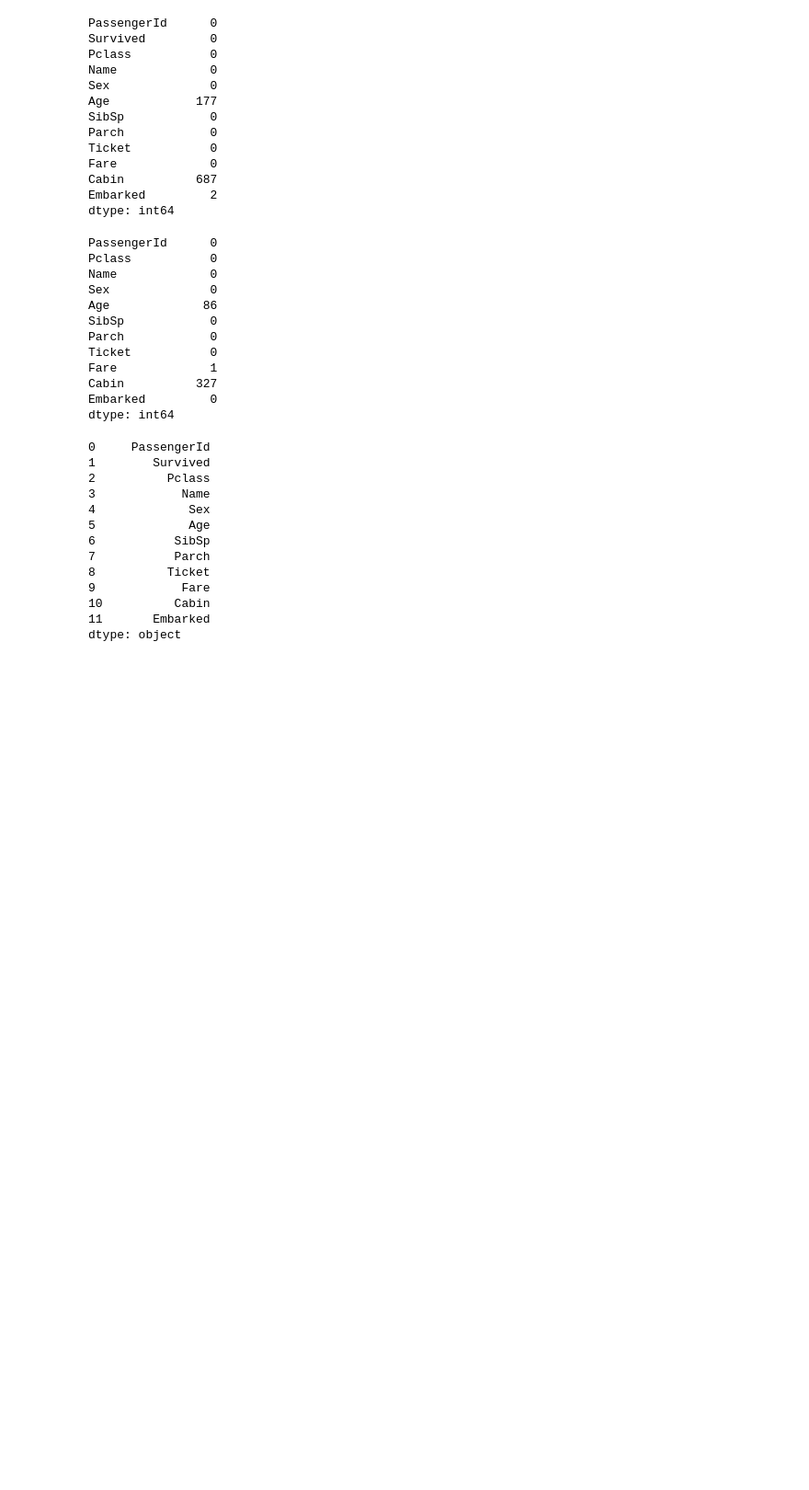
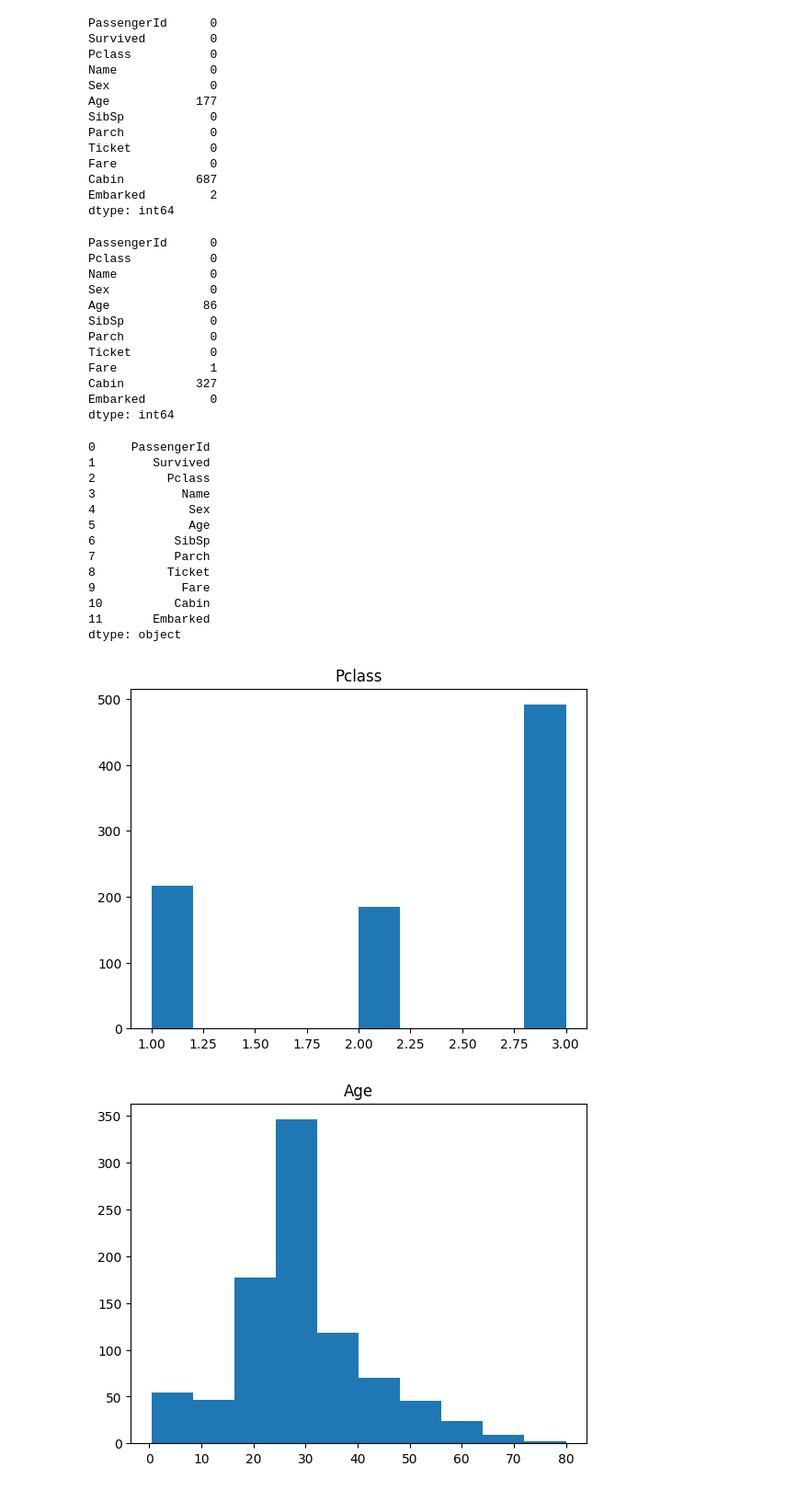
Before and after one commit to JoaoCordeir0/machine_learning_ufv, a Jupyter notebook: desafio-kaggle-titanic/main.ipynb, the cells around one changed output. Shown at 92% size. Cells and saved outputs as stored; diff of their text form; code cells hidden in the pictures; blank space fills up the shorter version.

```diff
--- a/desafio-kaggle-titanic/main.ipynb
+++ b/desafio-kaggle-titanic/main.ipynb
@@ -93,12 +95,41 @@ dtype: object
 X_train = train.drop(['PassengerId', 'Survived'], axis=1)
 X_test = test.drop(['PassengerId'], axis=1)
 # %%
-# Criando uma feature
-subs = {'female': 1, 'male': 0}
-X_train['woman'] = X_train['Sex'].replace(subs)
-X_test['woman'] = X_test['Sex'].replace(subs)
+# Features
+def create_features(X):
+    subs = {'female': 1, 'male': 0}
+    X['Woman'] = X['Sex'].replace(subs)
+
+    X['Age'] = X['Age'].fillna(X['Age'].mean())
+
+    X['Fare'] = X['Fare'].fillna(X['Fare'].mean())
+
+    X['Embarked'] = X['Embarked'].fillna('S')
+
+    subs = {'S': 1, 'C': 2, 'Q':3}
+    X['Harbor'] = X['Embarked'].replace(subs)
+
+    X['Kid'] = 1
+    X['Kid'] = np.where(X['Age'] < 12, 1, 0)
+
+    return X
+
+X_train = create_features(X_train)
+X_test = create_features(X_test)
 # %%
-X_train = X_train[['woman']]
-X_test = X_test[['woman']]
+# Selecionando as features
+features = ['Pclass', 'Age', 'SibSp', 'Parch', 'Fare', 'Woman', 'Harbor', 'Kid']
+
+X_train = X_train[features]
+X_test = X_test[features]
 
 y_train = train['Survived']
+# %%
+# Visualização dos dados
+for i in X_train.columns:
+    plt.hist(X_train[i])
+    plt.title(i)
+    plt.show()
+# %% [output]
+[figure, added]
+[figure, added]
```
Also changed, not shown: parts of 8 cells of this notebook, 1 other file.
